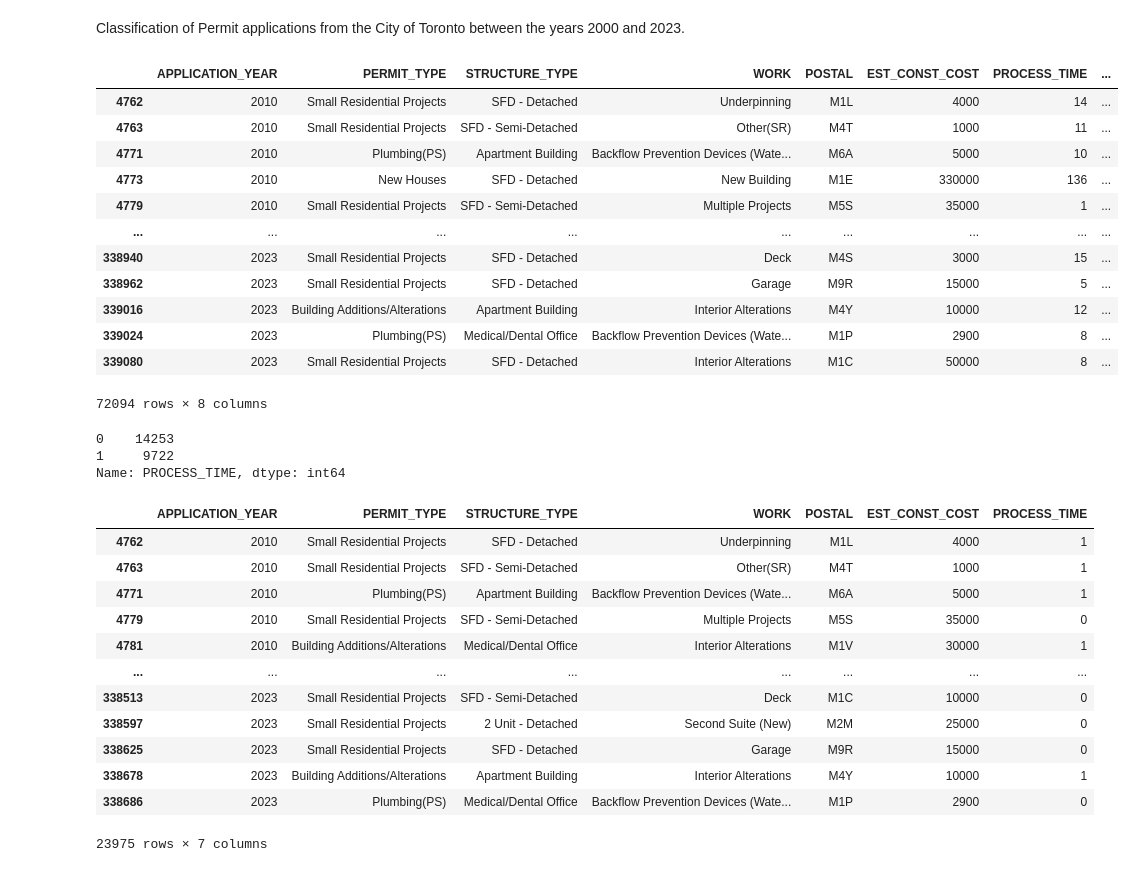
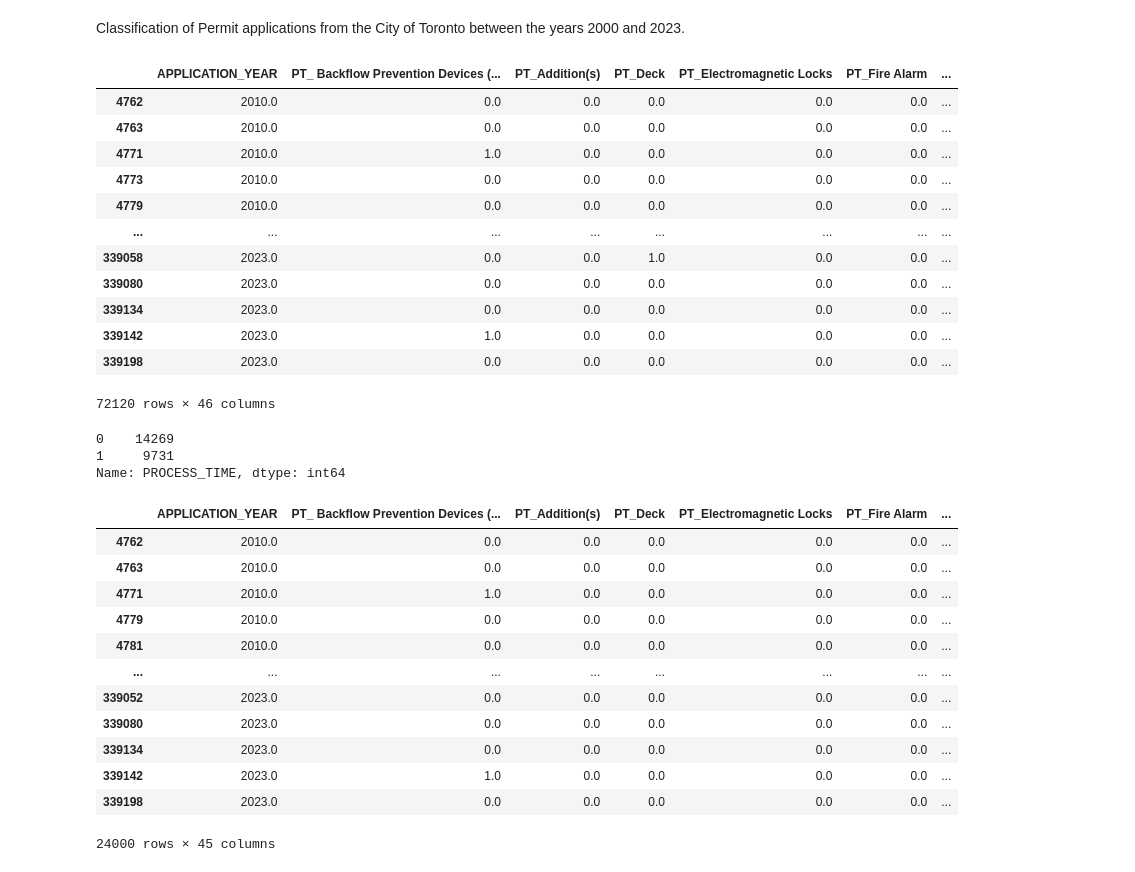
Before and after one commit to ThesanR/TorontoPermitClassification, a Jupyter notebook: PermitClass.ipynb, the cells around one changed output. Saved outputs shown, nothing was run; the diff lists cells and outputs as text; code cells hidden in the pictures.

```diff
--- a/PermitClass.ipynb
+++ b/PermitClass.ipynb
@@ -81,48 +101,54 @@ app_time = app_time_days.astype(str)
 app_time = app_time.rename(columns={'TIME_DAYS' : 'PROCESS_TIME'})
 
 
 # 11. Creating equal sized bins for target vector out of process time. (Aiming for 3 classes: short, medium, and long projects)
 #x = pd.qcut(x=app_time_days['TIME_DAYS'], q=3, precision=0)
 #print(x.value_counts(), "\n")
 
 # 11a. Output from previous lines yields bins of 0-2 weeks, 2-5 weeks, and over 5 weeks. Using these thresholds to split the dataset into three later on.
 
 app_time['PROJECT_TYPE'] = pd.cut(x=app_time_days['TIME_DAYS'], bins=[0, 14, 37, float("inf")],
                                 labels=['WITHIN 2 WEEKS', '2-5 WEEKS', 'OVER 5 WEEKS'],
                                 include_lowest=True)
 
 '''
 app_time['PROCESS_TIME'] = pd.cut(x=app_time_days['TIME_DAYS'], bins=[0, 7, 31, 91, 183, 365, 730, float("inf")],
                                 labels=['0-7 DAYS', '1-4 WEEKS', '1-3 MONTHS', '3-6 MONTHS', '6-12 MONTHS', '1-2 YEARS', 'OVER 2 YEARS'],
                                 include_lowest=True)
 '''
 
 # 12. Drop original columns (Permit number, Application date, Issued date) that will be replaced by the transformed data (Application year, process time).
-df = df.drop(['PERMIT_NUM', 'APPLICATION_DATE', 'ISSUED_DATE'], axis=1)
-df = pd.concat([df, app_time], axis=1)
+year_float = df.APPLICATION_YEAR.astype(float)
+dfbinaries = (pd.get_dummies(df[{'PERMIT_TYPE','STRUCTURE_TYPE','WORK'}], prefix = ['PT','ST','W'])).astype(float)
+df = df.drop(['APPLICATION_YEAR', 'PERMIT_NUM', 'APPLICATION_DATE', 'ISSUED_DATE', 'PERMIT_TYPE', 'STRUCTURE_TYPE', 'WORK'], axis=1)
+
+df = pd.concat([year_float, dfbinaries, df, app_time], axis=1)
 # 12a. Dropping null values.
 df = df.dropna()
+
+
+#dfTEST = df[~df['PERMIT_TYPE'].isin((df['PERMIT_TYPE'].value_counts())[(df['PERMIT_TYPE'].value_counts()) < 500].index)]
 
 # 12b. Dropping columns to test classification.
 #df = df.drop(['PERMIT_TYPE', 'STRUCTURE_TYPE', 'WORK'], axis=1)
 #df = df.drop(['APPLICATION_YEAR', 'POSTAL', 'EST_CONST_COST'], axis=1)
 
 # 13. Printing cleaned data.
 df
 # %% [output]
-|  | APPLICATION_YEAR | PERMIT_TYPE | STRUCTURE_TYPE | WORK | POSTAL | EST_CONST_COST | PROCESS_TIME | ... |
-| 4762 | 2010 | Small Residential Projects | SFD - Detached | Underpinning | M1L | 4000 | 14 | ... |
-| 4763 | 2010 | Small Residential Projects | SFD - Semi-Detached | Other(SR) | M4T | 1000 | 11 | ... |
-| 4771 | 2010 | Plumbing(PS) | Apartment Building | Backflow Prevention Devices (Wate... | M6A | 5000 | 10 | ... |
-| 4773 | 2010 | New Houses | SFD - Detached | New Building | M1E | 330000 | 136 | ... |
-| 4779 | 2010 | Small Residential Projects | SFD - Semi-Detached | Multiple Projects | M5S | 35000 | 1 | ... |
-| ... | ... | ... | ... | ... | ... | ... | ... | ... |
-| 338940 | 2023 | Small Residential Projects | SFD - Detached | Deck | M4S | 3000 | 15 | ... |
-| 338962 | 2023 | Small Residential Projects | SFD - Detached | Garage | M9R | 15000 | 5 | ... |
-| 339016 | 2023 | Building Additions/Alterations | Apartment Building | Interior Alterations | M4Y | 10000 | 12 | ... |
-| 339024 | 2023 | Plumbing(PS) | Medical/Dental Office | Backflow Prevention Devices (Wate... | M1P | 2900 | 8 | ... |
-| 339080 | 2023 | Small Residential Projects | SFD - Detached | Interior Alterations | M1C | 50000 | 8 | ... |
+|  | APPLICATION_YEAR | PT_ Backflow Prevention Devices (... | PT_Addition(s) | PT_Deck | PT_Electromagnetic Locks | PT_Fire Alarm | ... |
+| 4762 | 2010.0 | 0.0 | 0.0 | 0.0 | 0.0 | 0.0 | ... |
+| 4763 | 2010.0 | 0.0 | 0.0 | 0.0 | 0.0 | 0.0 | ... |
+| 4771 | 2010.0 | 1.0 | 0.0 | 0.0 | 0.0 | 0.0 | ... |
+| 4773 | 2010.0 | 0.0 | 0.0 | 0.0 | 0.0 | 0.0 | ... |
+| 4779 | 2010.0 | 0.0 | 0.0 | 0.0 | 0.0 | 0.0 | ... |
+| ... | ... | ... | ... | ... | ... | ... | ... |
+| 339058 | 2023.0 | 0.0 | 0.0 | 1.0 | 0.0 | 0.0 | ... |
+| 339080 | 2023.0 | 0.0 | 0.0 | 0.0 | 0.0 | 0.0 | ... |
+| 339134 | 2023.0 | 0.0 | 0.0 | 0.0 | 0.0 | 0.0 | ... |
+| 339142 | 2023.0 | 1.0 | 0.0 | 0.0 | 0.0 | 0.0 | ... |
+| 339198 | 2023.0 | 0.0 | 0.0 | 0.0 | 0.0 | 0.0 | ... |
-72094 rows × 8 columns
+72120 rows × 46 columns
 # %%
 # FOR SHORT PROJECTS
 
@@ -138,22 +164,22 @@ dfshort = dfshort.drop(['PROCESS_TIME', 'PROJECT_TYPE'], axis=1)
 dfshort = pd.concat([dfshort, x], axis=1)
 dfshort
 # %% [output]
-0    14253
-1     9722
+0    14269
+1     9731
 Name: PROCESS_TIME, dtype: int64
-|  | APPLICATION_YEAR | PERMIT_TYPE | STRUCTURE_TYPE | WORK | POSTAL | EST_CONST_COST | PROCESS_TIME |
-| 4762 | 2010 | Small Residential Projects | SFD - Detached | Underpinning | M1L | 4000 | 1 |
-| 4763 | 2010 | Small Residential Projects | SFD - Semi-Detached | Other(SR) | M4T | 1000 | 1 |
-| 4771 | 2010 | Plumbing(PS) | Apartment Building | Backflow Prevention Devices (Wate... | M6A | 5000 | 1 |
-| 4779 | 2010 | Small Residential Projects | SFD - Semi-Detached | Multiple Projects | M5S | 35000 | 0 |
-| 4781 | 2010 | Building Additions/Alterations | Medical/Dental Office | Interior Alterations | M1V | 30000 | 1 |
+|  | APPLICATION_YEAR | PT_ Backflow Prevention Devices (... | PT_Addition(s) | PT_Deck | PT_Electromagnetic Locks | PT_Fire Alarm | ... |
+| 4762 | 2010.0 | 0.0 | 0.0 | 0.0 | 0.0 | 0.0 | ... |
+| 4763 | 2010.0 | 0.0 | 0.0 | 0.0 | 0.0 | 0.0 | ... |
+| 4771 | 2010.0 | 1.0 | 0.0 | 0.0 | 0.0 | 0.0 | ... |
+| 4779 | 2010.0 | 0.0 | 0.0 | 0.0 | 0.0 | 0.0 | ... |
+| 4781 | 2010.0 | 0.0 | 0.0 | 0.0 | 0.0 | 0.0 | ... |
 | ... | ... | ... | ... | ... | ... | ... | ... |
-| 338513 | 2023 | Small Residential Projects | SFD - Semi-Detached | Deck | M1C | 10000 | 0 |
-| 338597 | 2023 | Small Residential Projects | 2 Unit - Detached | Second Suite (New) | M2M | 25000 | 0 |
-| 338625 | 2023 | Small Residential Projects | SFD - Detached | Garage | M9R | 15000 | 0 |
-| 338678 | 2023 | Building Additions/Alterations | Apartment Building | Interior Alterations | M4Y | 10000 | 1 |
-| 338686 | 2023 | Plumbing(PS) | Medical/Dental Office | Backflow Prevention Devices (Wate... | M1P | 2900 | 0 |
+| 339052 | 2023.0 | 0.0 | 0.0 | 0.0 | 0.0 | 0.0 | ... |
+| 339080 | 2023.0 | 0.0 | 0.0 | 0.0 | 0.0 | 0.0 | ... |
+| 339134 | 2023.0 | 0.0 | 0.0 | 0.0 | 0.0 | 0.0 | ... |
+| 339142 | 2023.0 | 1.0 | 0.0 | 0.0 | 0.0 | 0.0 | ... |
+| 339198 | 2023.0 | 0.0 | 0.0 | 0.0 | 0.0 | 0.0 | ... |
-23975 rows × 7 columns
+24000 rows × 45 columns
 # %%
 # FOR MEDIUM PROJECTS
 
```
Also changed, not shown: parts of 16 cells of this notebook.
